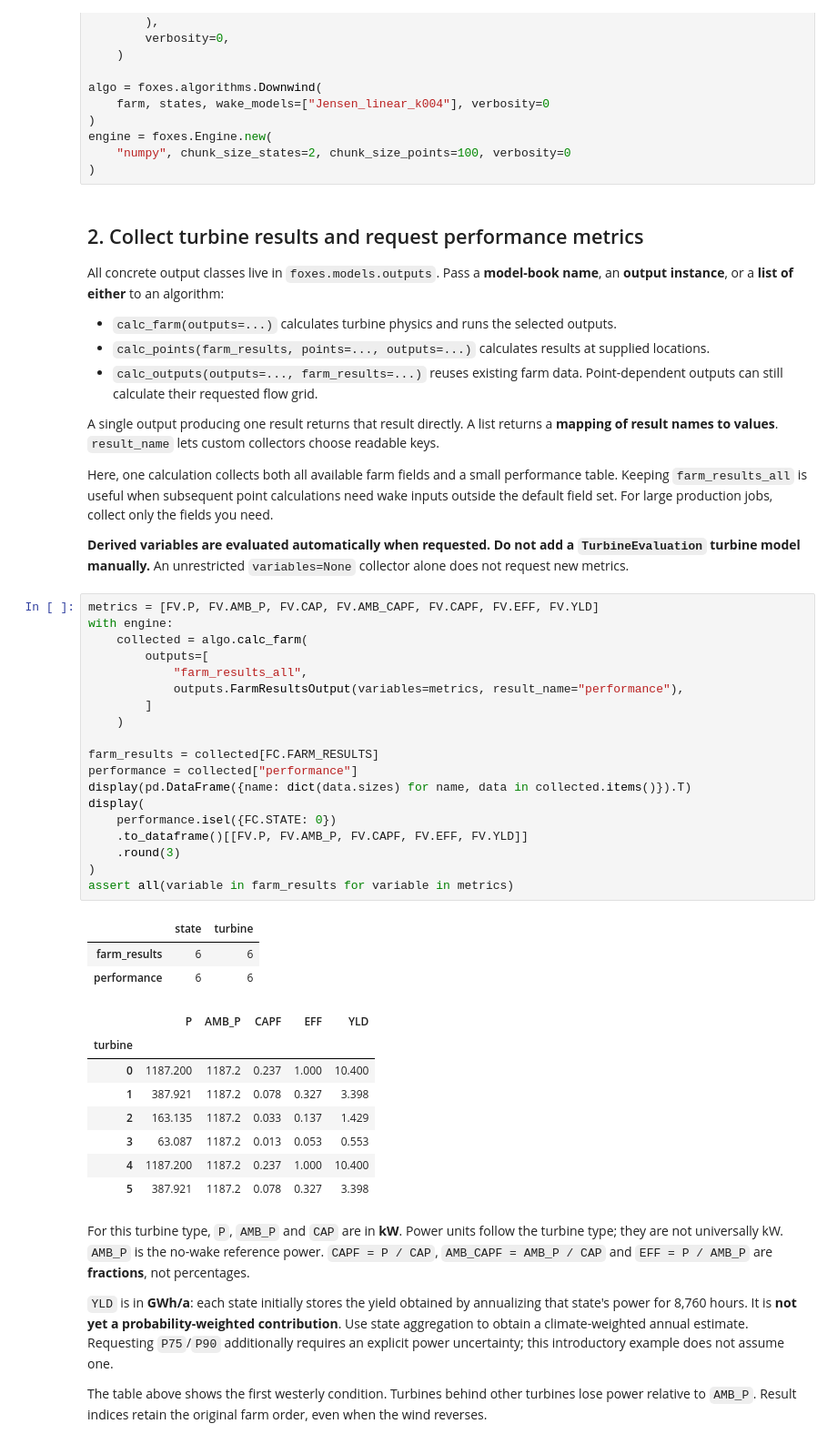
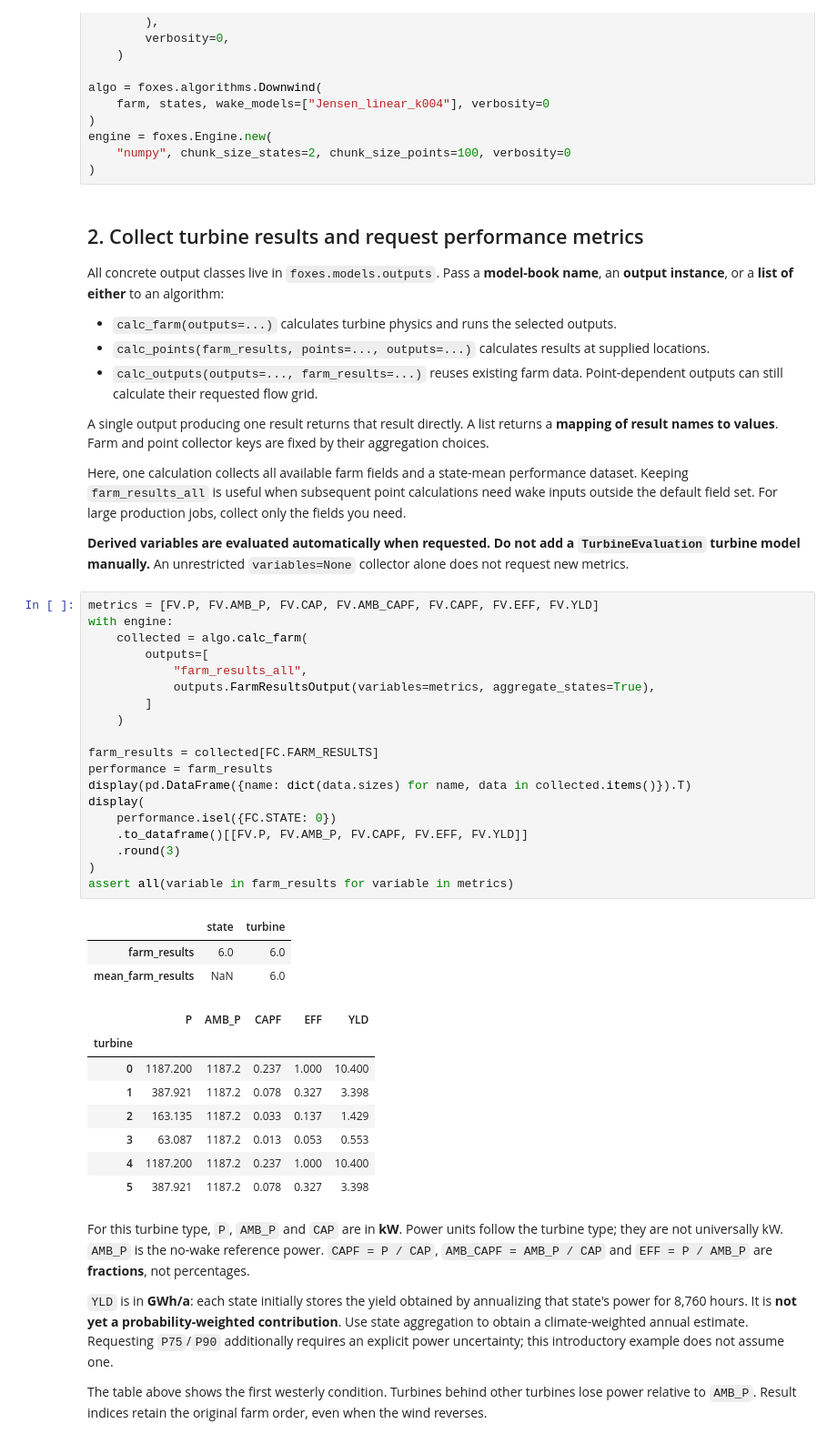
Before and after one commit to FraunhoferIWES/foxes, a Jupyter notebook: notebooks/outputs.ipynb, the cells around one changed output. Shown at 91% size. Cells and saved outputs as stored; diff of their text form.

```diff
--- a/notebooks/outputs.ipynb
+++ b/notebooks/outputs.ipynb
@@ -99,34 +99,34 @@ All concrete output classes live in `foxes.models.outputs`. Pass a **model-book
 - `calc_points(farm_results, points=..., outputs=...)` calculates results at supplied locations.
 - `calc_outputs(outputs=..., farm_results=...)` reuses existing farm data. Point-dependent outputs can still calculate their requested flow grid.
 
-A single output producing one result returns that result directly. A list returns a **mapping of result names to values**. `result_name` lets custom collectors choose readable keys.
+A single output producing one result returns that result directly. A list returns a **mapping of result names to values**. Farm and point collector keys are fixed by their aggregation choices.
 
-Here, one calculation collects both all available farm fields and a small performance table. Keeping `farm_results_all` is useful when subsequent point calculations need wake inputs outside the default field set. For large production jobs, collect only the fields you need.
+Here, one calculation collects all available farm fields and a state-mean performance dataset. Keeping `farm_results_all` is useful when subsequent point calculations need wake inputs outside the default field set. For large production jobs, collect only the fields you need.
 
 **Derived variables are evaluated automatically when requested. Do not add a `TurbineEvaluation` turbine model manually.** An unrestricted `variables=None` collector alone does not request new metrics.
 # %%
 metrics = [FV.P, FV.AMB_P, FV.CAP, FV.AMB_CAPF, FV.CAPF, FV.EFF, FV.YLD]
 with engine:
     collected = algo.calc_farm(
         outputs=[
             "farm_results_all",
-            outputs.FarmResultsOutput(variables=metrics, result_name="performance"),
+            outputs.FarmResultsOutput(variables=metrics, aggregate_states=True),
         ]
     )
 
 farm_results = collected[FC.FARM_RESULTS]
-performance = collected["performance"]
+performance = farm_results
 display(pd.DataFrame({name: dict(data.sizes) for name, data in collected.items()}).T)
 display(
     performance.isel({FC.STATE: 0})
     .to_dataframe()[[FV.P, FV.AMB_P, FV.CAPF, FV.EFF, FV.YLD]]
     .round(3)
 )
 assert all(variable in farm_results for variable in metrics)
 # %% [output]
 |  | state | turbine |
-| farm_results | 6 | 6 |
-| performance | 6 | 6 |
+| farm_results | 6.0 | 6.0 |
+| mean_farm_results | NaN | 6.0 |
 |  | P | AMB_P | CAPF | EFF | YLD |
 | turbine |  |  |  |  |  |
 | 0 | 1187.200 | 1187.2 | 0.237 | 1.000 | 10.400 |
```
Also changed, not shown: parts of 5 cells of this notebook, 15 other files.
